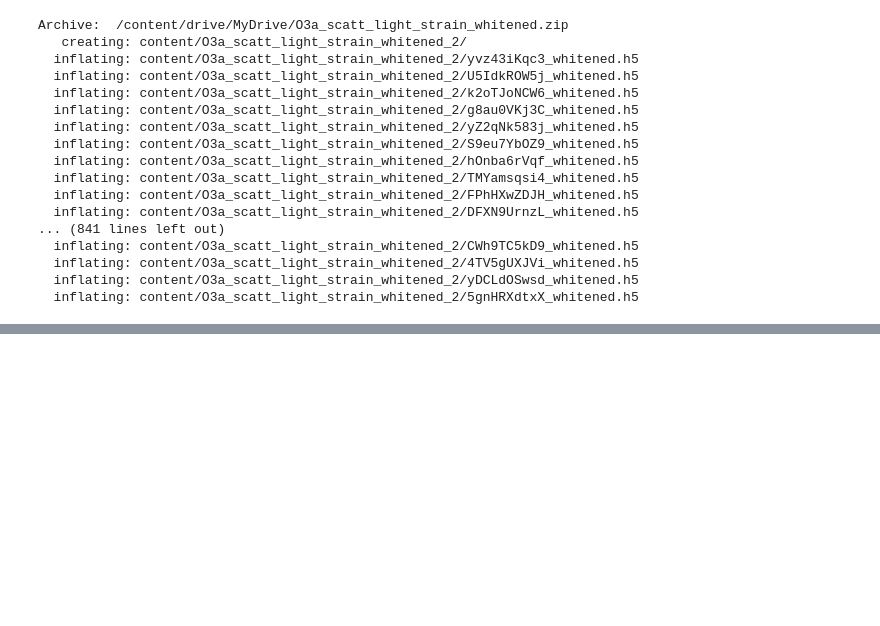
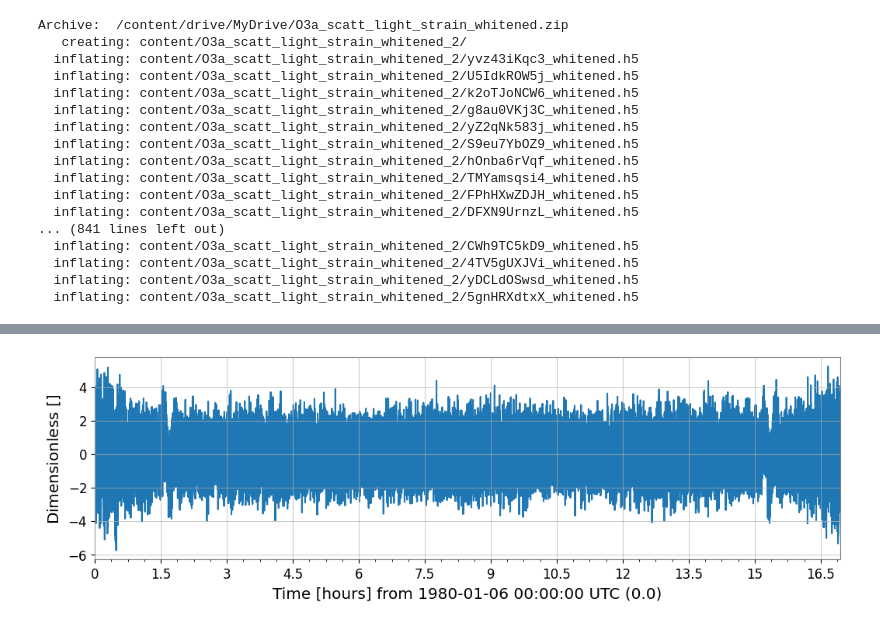
Before and after one commit to FrancescoSarandrea/Audio_GW, a Jupyter notebook: Read_Whitened_GW.ipynb, the cells around one changed output, grey strips where cells are left out. Cells and saved outputs as stored; diff of their text form; code cells hidden in the pictures; blank space fills up the shorter version.

Commit message:
updated the script with a function which creates pandas datasets with the timeseries signals

```diff
--- a/Read_Whitened_GW.ipynb
+++ b/Read_Whitened_GW.ipynb
@@ -1 +37,29 @@
+# %%
+def construct_dataframe(path,t_delta=None):
+  name_data=[]
+  starting_times_data=[]
+  timeseries_data=[]
+  type_data=[]
+  for file in listdir(path):
+    fout=h5.File(path+file,'r')
+    type_of_glitch=list(fout.keys())[0]
+    dataset=fout[type_of_glitch]
+    t = TimeSeries(dataset[()])
+    ln=len(t)/2
+    #if no t_delta is provided, the whole the timeseries are not cut
+    if t_delta==None:
+      t_delta=ln
+    name_data.append(file.split('.')[0].split('_')[0])
+    type_data.append(type_of_glitch)
+    starting_times_data.append(dataset.attrs['t0'])
+    dataset_cut=dataset[()][int(ln-t_delta):int(ln+t_delta)]
+    timeseries_data.append(dataset_cut)
+    # intialise data of lists.
+  data_Virgo = {'ID':name_data,
+        'Type_Of_Glitch':type_data,
+        'Starting_Times':starting_times_data,
+        'TimeSeries':timeseries_data}
+    # Create DataFrame
+  df= pd.DataFrame(data_Virgo)
+  return df
 # %% [markdown]
@@ -406,0 +302,3 @@ df_Virgo
+# %%
+df_Virgo=construct_dataframe('/content/content/O3a_scatt_light_strain_whitened_2/')
+df_Virgo
@@ -406,0 +319,6 @@ df_Virgo
+# %%
+t=TimeSeries(df_Virgo['TimeSeries'][42])
+t.plot()
+plt.show()
+# %% [output]
+[figure, added]
```
Also changed, not shown: parts of 24 cells of this notebook.
